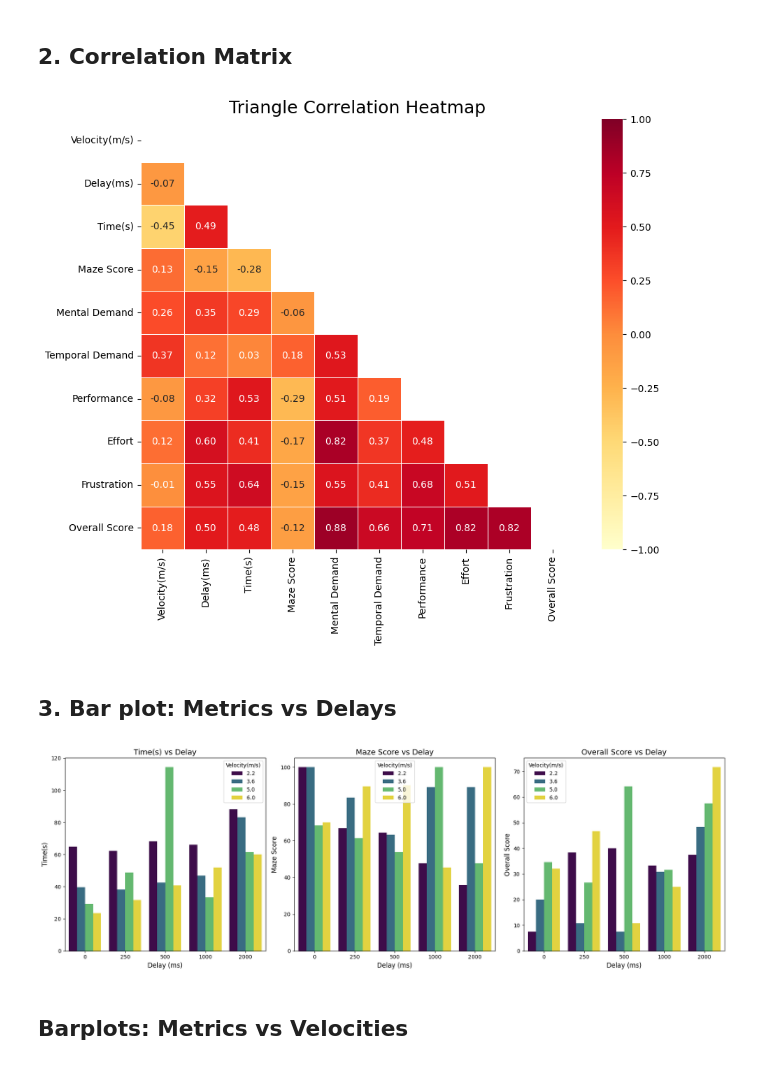
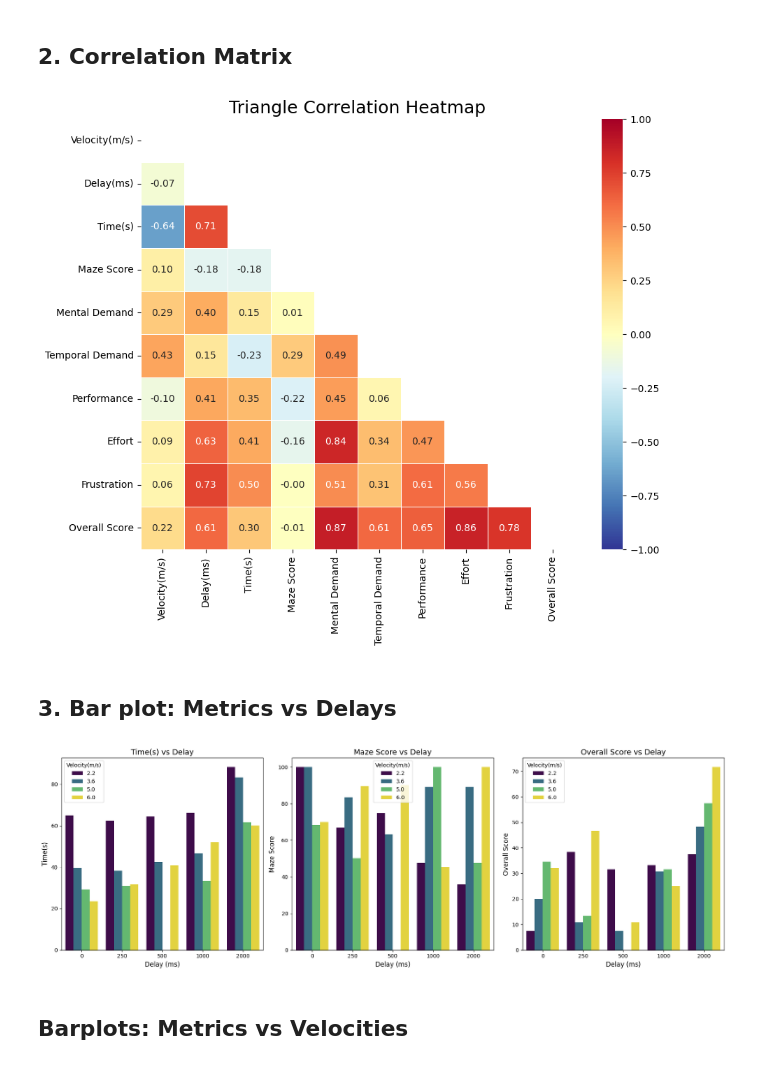
Before and after one commit to Raul-Villegas23/Thesis_python, a Jupyter notebook: experimental-analysis/bonus/bonus_analysis_notebook.ipynb, the cells around one changed output. Drawn from its saved outputs; the diff is of its cells as text; code cells hidden in the pictures.

```diff
--- a/experimental-analysis/bonus/bonus_analysis_notebook.ipynb
+++ b/experimental-analysis/bonus/bonus_analysis_notebook.ipynb
@@ -23,9 +37,11 @@ data.head()
 # %% [markdown]
 ## 1. Descriptive Statistics
 # %%
+# Get rid of participant 7
+data = data[data['Participant'] != 7]
 # Display descriptive statistics
 print("Descriptive Statistics:")
 # Describe the data withouth Participant, Run, and Trial columns
-data.drop(columns=['Participant', 'Run', 'Delay(ms)', 'Velocity(m/s)']).describe().T
+data.drop(columns=['Run', 'Delay(ms)', 'Velocity(m/s)']).head(24)
 # %% [output]
 Descriptive Statistics:
@@ -42,22 +85,20 @@ Descriptive Statistics:
 # %% [markdown]
 ## 2. Correlation Matrix
 # %%
-# Convert columns to numeric, coercing errors to NaN (skip 'Participant' and 'Run' columns)
-data_numeric = data.drop(columns=['Participant', 'Run', 'Physical Demand']).apply(pd.to_numeric, errors='coerce')
 
 # Generate the correlation matrix to compare the relationship between variables
 correlation_matrix = data_numeric.corr()
 
 # Create a mask to display only the lower triangle of the correlation matrix
 mask = np.triu(np.ones_like(correlation_matrix, dtype=bool))
 
 # Plot the triangle correlation heatmap
 plt.figure(figsize=(10, 8))
-sns.heatmap(correlation_matrix, mask=mask, annot=True, cmap="YlOrRd", fmt=".2f", vmin=-1, vmax=1, linewidths=.5)
+sns.heatmap(correlation_matrix, mask=mask, annot=True, cmap="RdYlBu_r", fmt=".2f", vmin=-1, vmax=1, linewidths=.5)
 plt.title("Triangle Correlation Heatmap", fontsize=18)
 plt.show()
 # %% [output]
-[figure, old version]
+[figure, new version]
 # %% [markdown]
 ## 3. Bar plot: Metrics vs Delays
 # %%
@@ -86,7 +127,7 @@ plt.tight_layout()
 # Show the combined figure with subplots
 plt.show()
 # %% [output]
-[figure, old version]
+[figure, new version]
 # %% [markdown]
 ## Barplots: Metrics vs Velocities
 # %%
```
Also changed, not shown: parts of 34 cells of this notebook, 15 other files.
